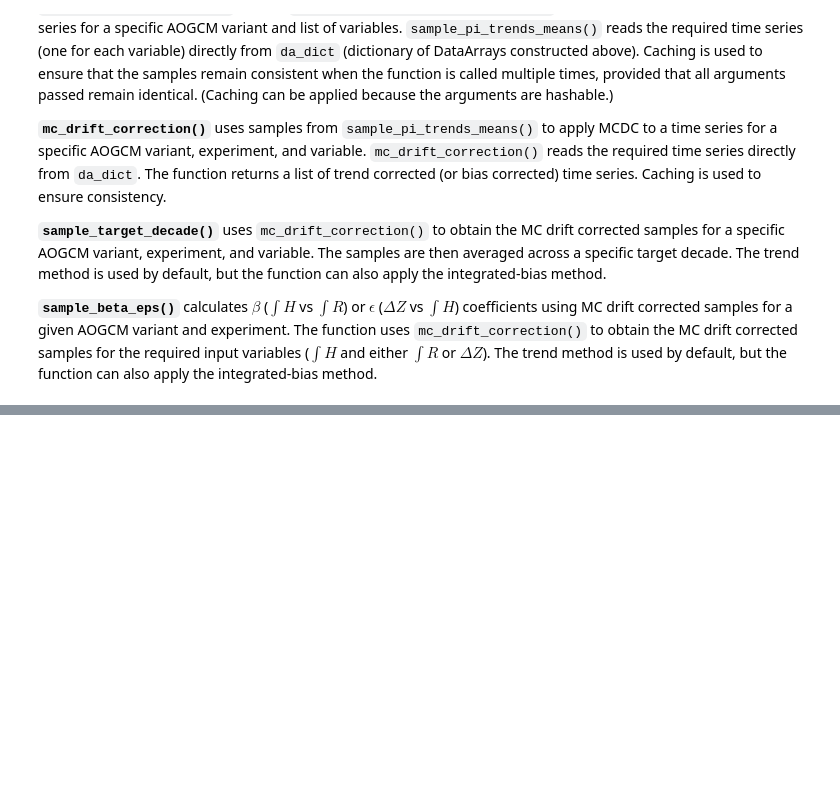
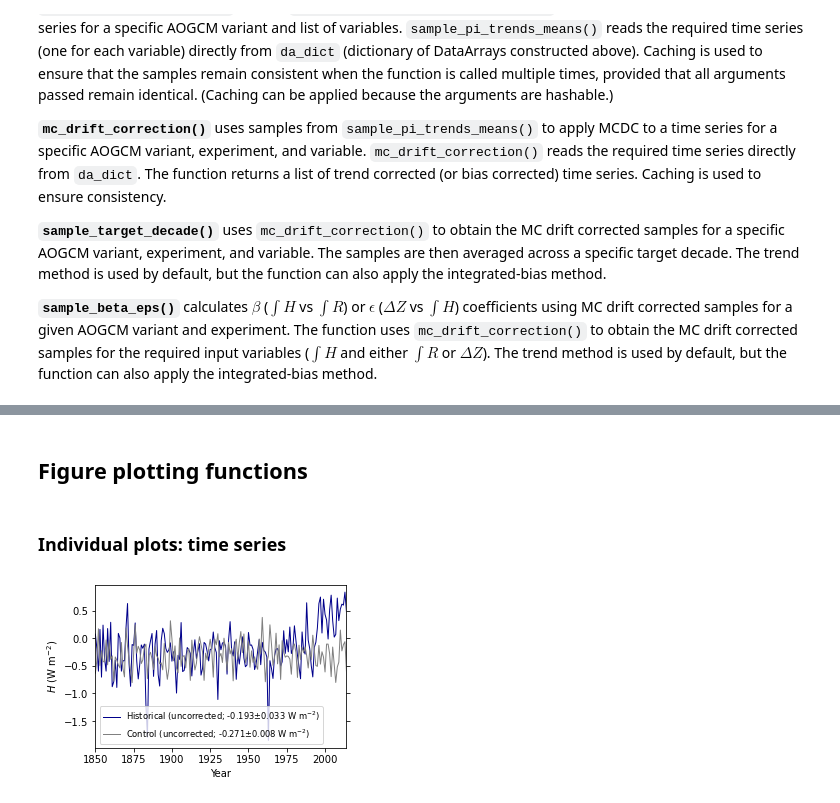
Before and after one commit to grandey/d22a-mcdc, a Jupyter notebook: mcdc_analysis_d22a.ipynb, the cells around one changed output, grey strips where cells are left out. Cells and saved outputs as stored; diff of their text form; code cells hidden in the pictures; blank space fills up the shorter version.

Commit message:
mcdc_analysis_d22a: Add exp_c_dict, plot_uncorrected_timeseries().

```diff
--- a/mcdc_analysis_d22a.ipynb
+++ b/mcdc_analysis_d22a.ipynb
@@ -695,4 +695,64 @@ Wall time: 656 ms
 len(coeffs) = 500; units = None; x_trend_correct = True, y_trend_correct = True
+# %% [markdown]
+## Figure plotting functions
+# %%
+# Colours to use for different experiments
+# Tested palette using Coblis dichromatic / monochromatic views
+exp_c_dict = {'piControl': '0.5', 'historical': 'darkblue',
+              'ssp126': 'lavender', 'ssp245': 'greenyellow', 'ssp370': 'darkorange', 'ssp585': 'darkred'}
+# %% [markdown]
+### Individual plots: time series
+# %%
+def plot_uncorrected_timeseries(source_member,
+                                variable='R',
+                                experiments=['piControl', 'historical'],
+                                title=None, legend=True, label_mean=True,
+                                ax=None):
+    """Plot uncorrected time series for variable and experiment(s)."""
+    # Create figure if ax=None
+    if not ax:
+        fig, ax = plt.subplots(1, 1, figsize=(4.5, 3))
+    # Loop over experiments (in reverse)
+    for exp in experiments[::-1]:
+        # Get uncorrected time series data
+        uncorr_da = da_dict[(source_member, exp, variable)].copy()
+        # For SSPs, show from 2015
+        if 'ssp' in exp:  # for SSPs
+            uncorr_da = uncorr_da.sel(time=slice(2015,2100))
+        # If mean is to be included in label, calculate it (before limiting piControl period)
+        if label_mean:
+            m = np.mean(uncorr_da.data)  # mean
+            sem = stats.sem(uncorr_da.data)  # standard error
+            label = f'{exp_dict[exp]} (uncorrected; {m:.3f}$\pm${sem:.3f} {uncorr_da.attrs["units"]})'
+        else:
+            label = f'{exp_dict[exp]} (uncorrected)'
+        # Shift piControl start to 1850 for ease of comparison?
+        if (exp == 'piControl') and ('historical' in experiments):
+            uncorr_da['time'] = uncorr_da['time'] - uncorr_da['time'][0] + 1850
+        # Limit x-axis and time series to 1850-2100 or 1850-2014?
+        if bool(set(['ssp126', 'ssp245', 'ssp370', 'ssp585']) & set(experiments)):
+            ax.set_xlim([1850, 2100])
+            uncorr_da = uncorr_da.sel(time=slice(1850,2100))
+        else:
+            ax.set_xlim([1850, 2014])
+            uncorr_da = uncorr_da.sel(time=slice(1850,2014))
+        # Plot time series
+        ax.plot(uncorr_da.time, uncorr_da, label=label, color=exp_c_dict[exp], alpha=1.0, linewidth=1.0)
+        # Labels, legend etc
+        ax.set_xlabel('Year')
+        ax.set_ylabel(f'${variable}$ ({uncorr_da.attrs["units"]})')
+        ax.tick_params(right=True)
+        if title:
+            ax.set_title(title)
+        if legend:
+            ax.legend(fontsize='small')
+    return ax
+
+# Example
+source_member = source_member_list[-1]
+_ = plot_uncorrected_timeseries(source_member, variable='H', experiments=['piControl', 'historical'])
+# %% [output]
+[figure, added]
 # %%
 ! date
 # %% [output]
```
Also changed, not shown: parts of 10 cells of this notebook.
